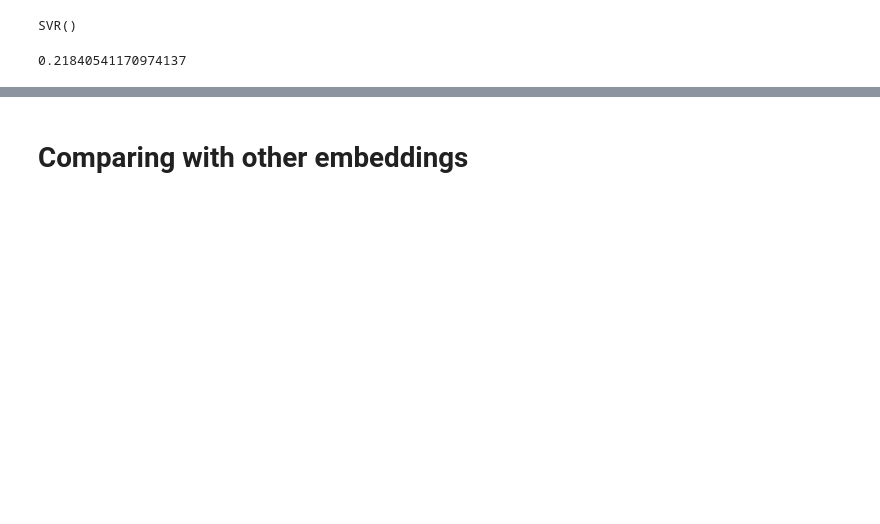
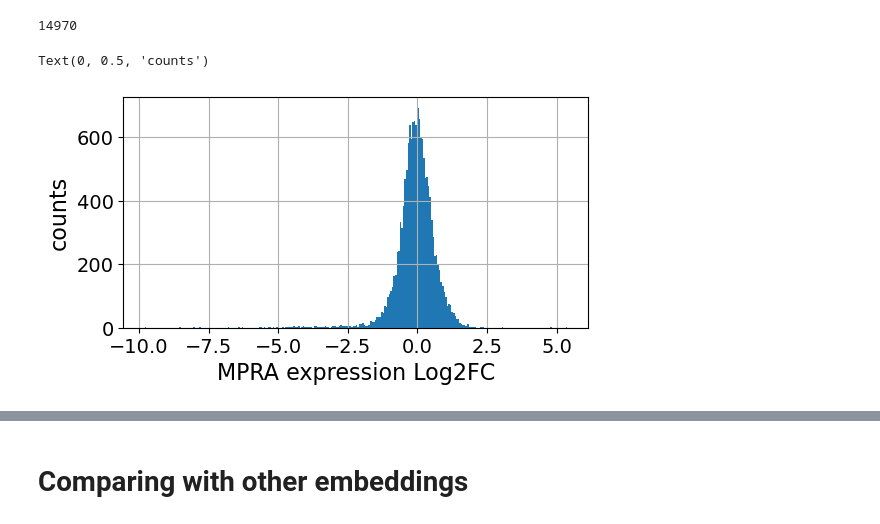
Before and after one commit to sergeyvilov/MLM, a Jupyter notebook: mammals_model/tutorial.ipynb, the cells around one changed output, grey strips where cells are left out. Drawn from its saved outputs; the diff is of its cells as text; code cells hidden in the pictures; blank space fills up the shorter version.

```diff
--- a/mammals_model/tutorial.ipynb
+++ b/mammals_model/tutorial.ipynb
@@ -48,16 +54,0 @@ cell_type = 'HMEC' #HMEC,HEK293FT,HEPG2,K562,GM12878,SKNSH
-# %%
-# Data Cleaning
-# Take only SNP mutations
-# Remove nan values in Expression column
-# Take only sequences with variants closer than 5000bp to the stop codon (mpra_df.stop_codon_dist<5000)
-
-is_snp = mpra_df.ref_allele.str.len() == mpra_df.alt_allele.str.len()
-
-flt = mpra_df[f'log2FoldChange_Skew_{cell_type}'].isna()  | (~is_snp) | (mpra_df.stop_codon_dist>5000)
-
-mpra_df = mpra_df[~flt]
-# %%
-mpra_df['Expression'] = mpra_df.apply(lambda x: x[f'log2FoldChange_Alt_{cell_type}'] if x.oligo_id.endswith('_alt') else x[f'log2FoldChange_Ref_{cell_type}'], axis=1)
-# %%
-# Conver Expression column to float
-mpra_df.Expression = mpra_df.Expression.apply(lambda x:x.replace(',','.') if type(x)==str else x).astype(float)
@@ -283,8 +55,12 @@ M = sklearn.svm.SVR()
-# %%
-M.fit(X_train,y_train)
-# %% [output]
-SVR()
-# %%
-M.score(X_test,y_test)
-# %% [output]
-0.21840541170974137
+# %%
+len(mpra_df)
+# %% [output]
+14970
+# %%
+ax = mpra_df.Expression.hist(bins='auto',figsize=(6,3))
+
+ax.set_xlabel('MPRA expression Log2FC')
+ax.set_ylabel('counts')
+# %% [output]
+Text(0, 0.5, 'counts')
+[figure, added]
```
Also changed, not shown: parts of 64 cells of this notebook, 2 other files.
